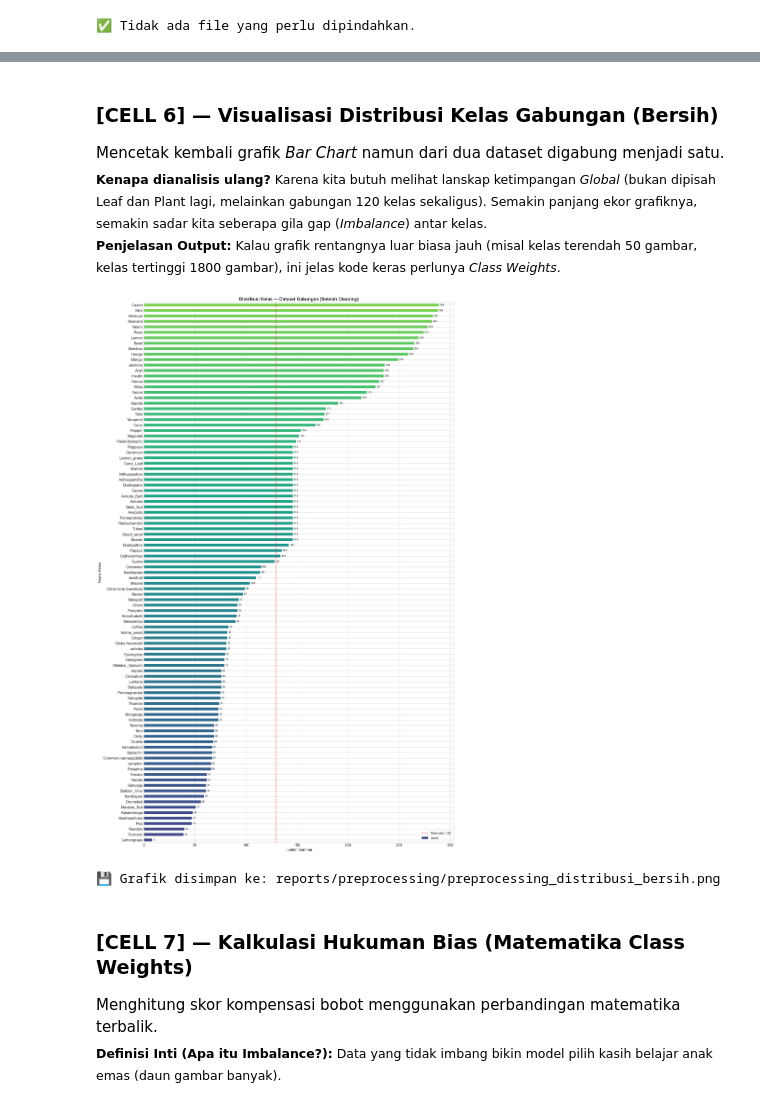
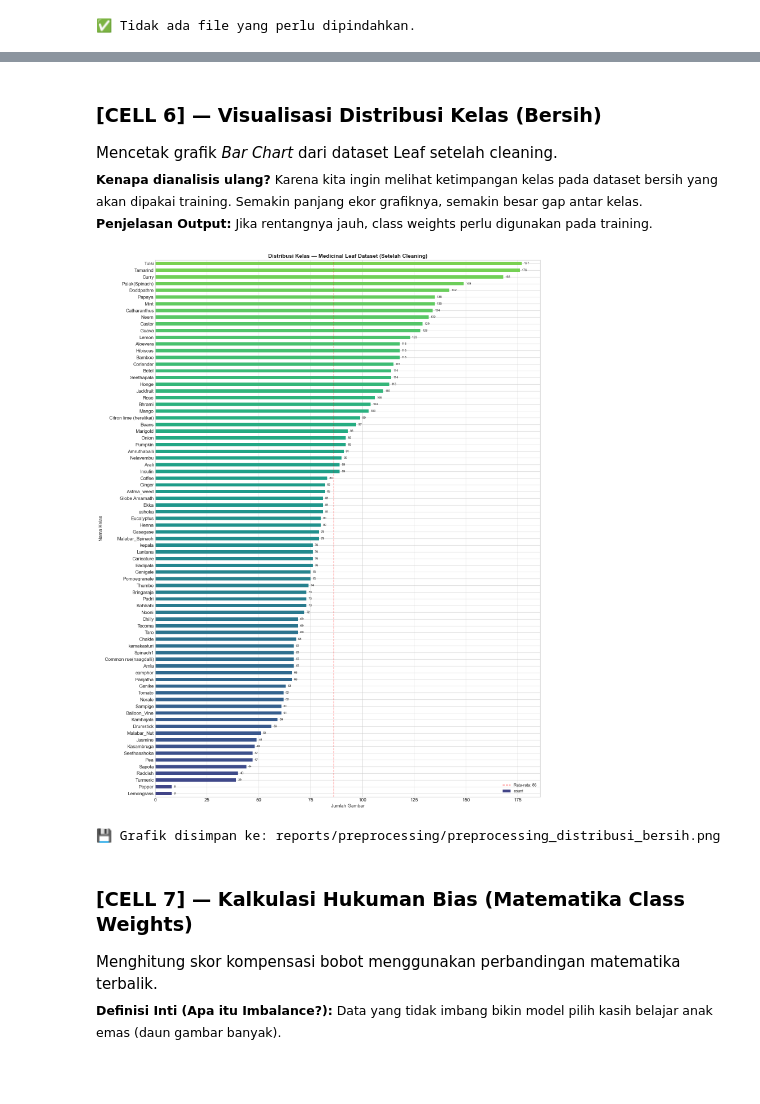
Before and after one commit to Ridho-Dwi-Syahputra/backend-apm-herbify, a Jupyter notebook: notebooks/02_preprocessing.ipynb, the cells around one changed output, grey strips where cells are left out. Drawn from its saved outputs; the diff is of its cells as text; code cells hidden in the pictures; blank space fills up the shorter version.

Commit message:
revisi backend cuman pakai leaf dataset

```diff
--- a/notebooks/02_preprocessing.ipynb
+++ b/notebooks/02_preprocessing.ipynb
@@ -129,13 +144,12 @@ def scan_all_files(dataset_path, dataset_name="Dataset"):
 
     return valid_images, corrupt_files
 
-# Scan kedua dataset
-valid_plant, corrupt_plant = scan_all_files(PLANT_DATASET_DIR, "Medicinal Plant (40 kelas)")
+# Scan dataset Leaf saja
 valid_leaf, corrupt_leaf = scan_all_files(LEAF_DATASET_DIR, "Medicinal Leaf (80 kelas)")
 
 # Gabungkan hasil
-all_valid = valid_plant + valid_leaf
-all_corrupt = corrupt_plant + corrupt_leaf
+all_valid = valid_leaf
+all_corrupt = corrupt_leaf
 
 print(f"\n{'='*60}")
 print(f"📊 TOTAL KESELURUHAN")
@@ -281,36 +357,36 @@ else:
 # %% [markdown]
-### [CELL 6] — Visualisasi Distribusi Kelas Gabungan (Bersih)
+### [CELL 6] — Visualisasi Distribusi Kelas (Bersih)
 
-Mencetak kembali grafik *Bar Chart* namun dari dua dataset digabung menjadi satu.
-<br><sub>**Kenapa dianalisis ulang?** Karena kita butuh melihat lanskap ketimpangan *Global* (bukan dipisah Leaf dan Plant lagi, melainkan gabungan 120 kelas sekaligus). Semakin panjang ekor grafiknya, semakin sadar kita seberapa gila gap (*Imbalance*) antar kelas.</sub>
-<br><sub>**Penjelasan Output:** Kalau grafik rentangnya luar biasa jauh (misal kelas terendah 50 gambar, kelas tertinggi 1800 gambar), ini jelas kode keras perlunya *Class Weights*.</sub>
+Mencetak grafik *Bar Chart* dari dataset Leaf setelah cleaning.
+<br><sub>**Kenapa dianalisis ulang?** Karena kita ingin melihat ketimpangan kelas pada dataset bersih yang akan dipakai training. Semakin panjang ekor grafiknya, semakin besar gap antar kelas.</sub>
+<br><sub>**Penjelasan Output:** Jika rentangnya jauh, class weights perlu digunakan pada training.</sub>
 # %%
 fig, ax = plt.subplots(1, 1, figsize=(16, max(10, len(class_counts) * 0.25)))
 
 colors = plt.cm.viridis(np.linspace(0.2, 0.8, len(class_counts)))
 class_counts.plot(kind='barh', ax=ax, color=colors)
 
-ax.set_title('Distribusi Kelas — Dataset Gabungan (Setelah Cleaning)',
+ax.set_title('Distribusi Kelas — Medicinal Leaf Dataset (Setelah Cleaning)',
              fontsize=14, fontweight='bold')
 ax.set_xlabel('Jumlah Gambar')
 ax.set_ylabel('Nama Kelas')
 
 # Angka di ujung bar
 for i, (v, name) in enumerate(zip(class_counts.values, class_counts.index)):
     ax.text(v + 1, i, str(v), va='center', fontsize=8)
 
 # Garis rata-rata
 ax.axvline(x=class_counts.mean(), color='red', linestyle='--', alpha=0.7,
            label=f'Rata-rata: {class_counts.mean():.0f}')
 ax.legend(fontsize=10)
 
 plt.tight_layout()
 plt.savefig(str(REPORTS_PREP_DIR / 'preprocessing_distribusi_bersih.png'), dpi=150, bbox_inches='tight')
 plt.show()
 
 print(f"💾 Grafik disimpan ke: reports/preprocessing/preprocessing_distribusi_bersih.png")
 # %% [output]
-[figure, old version]
+[figure, new version]
 💾 Grafik disimpan ke: reports/preprocessing/preprocessing_distribusi_bersih.png
 # %% [markdown]
 ### [CELL 7] — Kalkulasi Hukuman Bias (Matematika Class Weights)
```
Also changed, not shown: parts of 10 cells of this notebook, 44 other files.
